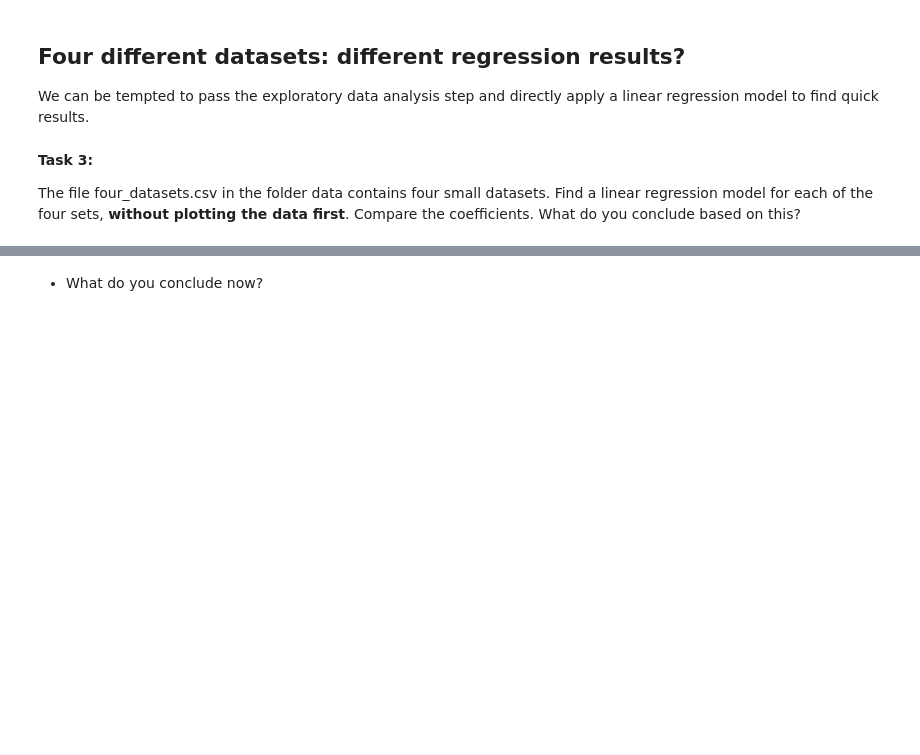
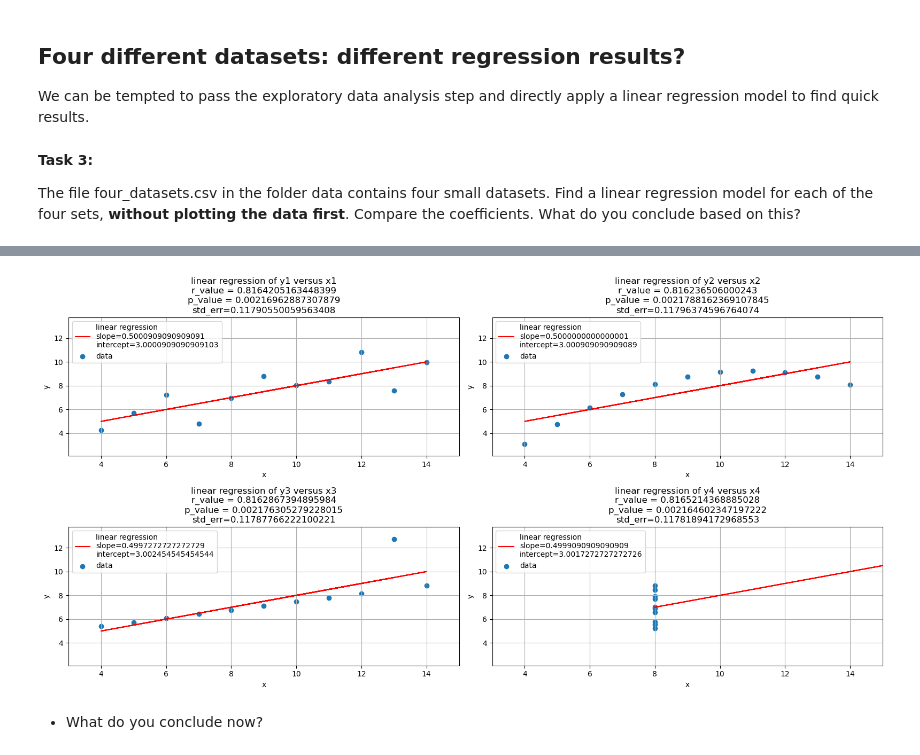
Before and after one commit to thomasmari/DataS3PG, a Jupyter notebook: module/8.Stats/Regression_lineaire_4/Notebooks/01ClassicLinearRegression.ipynb, the cells around one changed output, grey strips where cells are left out. Cells and saved outputs as stored; diff of their text form; code cells hidden in the pictures; blank space fills up the shorter version.

```diff
--- a/module/8.Stats/Regression_lineaire_4/Notebooks/01ClassicLinearRegression.ipynb
+++ b/module/8.Stats/Regression_lineaire_4/Notebooks/01ClassicLinearRegression.ipynb
@@ -205,3 +279,30 @@ The file four_datasets.csv in the folder data contains four small datasets. Find
+# %%
+### Your solution here
+#plotting
+plt.figure(figsize=(16,8))
+axes = [plt.subplot(2,2,i) for i in [1,2,3,4]]
+xmin = df_data[["x1","x2","x3"]].min().min()
+xmax = df_data[["x1","x2","x3"]].max().max()
+ymin = df_data[["y1","y2","y3"]].min().min()
+ymax = df_data[["y1","y2","y3"]].max().max()
+for i in [1,2,3,4]:
+    ax = axes[i-1]
+    #ax setting
+    ax.set_xlim(xmin-1,xmax+1)
+    ax.set_ylim(ymin-1,ymax+1)
+    #normal ploting
+    x,y = df_data[f'x{i}'], df_data[f'y{i}']
+    slope, intercept, r_value, p_value, std_err = linregress(x,y)
+    ax.plot(x, intercept + slope*x, 'r',label=f'linear regression\nslope={slope}\nintercept={intercept}')
+    ax.set_xlabel('x')
+    ax.set_ylabel('y')
+    ax.set_title(f"linear regression of y{i} versus x{i}\nr_value = {r_value}\np_value = {p_value}\nstd_err={std_err}")
+    ax.grid(True)
+    ax.scatter(df_data[f'x{i}'], df_data[f'y{i}'], label="data")
+    ax.legend()
+plt.tight_layout()
+# %% [output]
+[figure, added]
 # %% [markdown]
 * What do you conclude now?
 # %% [markdown]
```
Also changed, not shown: parts of 22 cells of this notebook.
